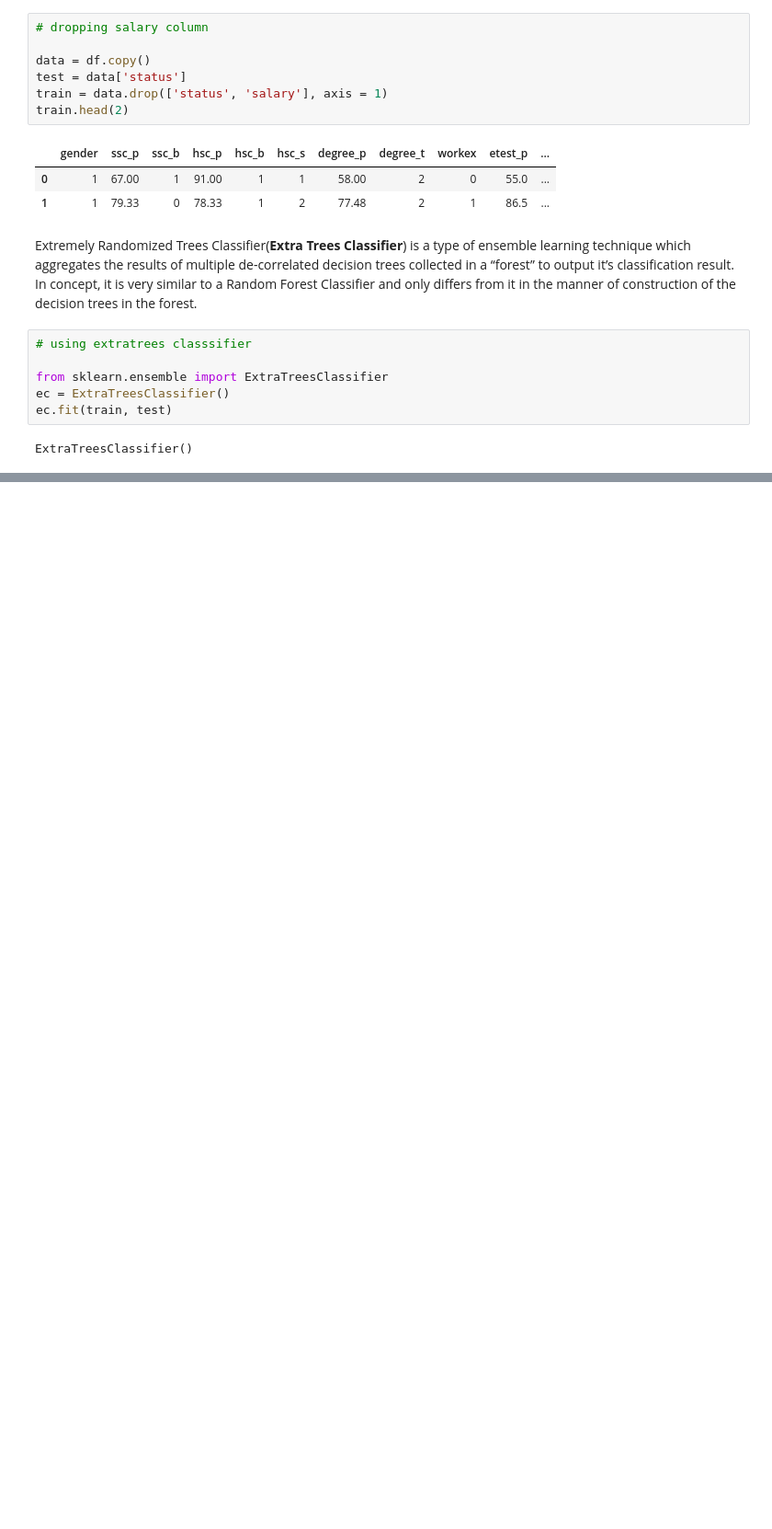
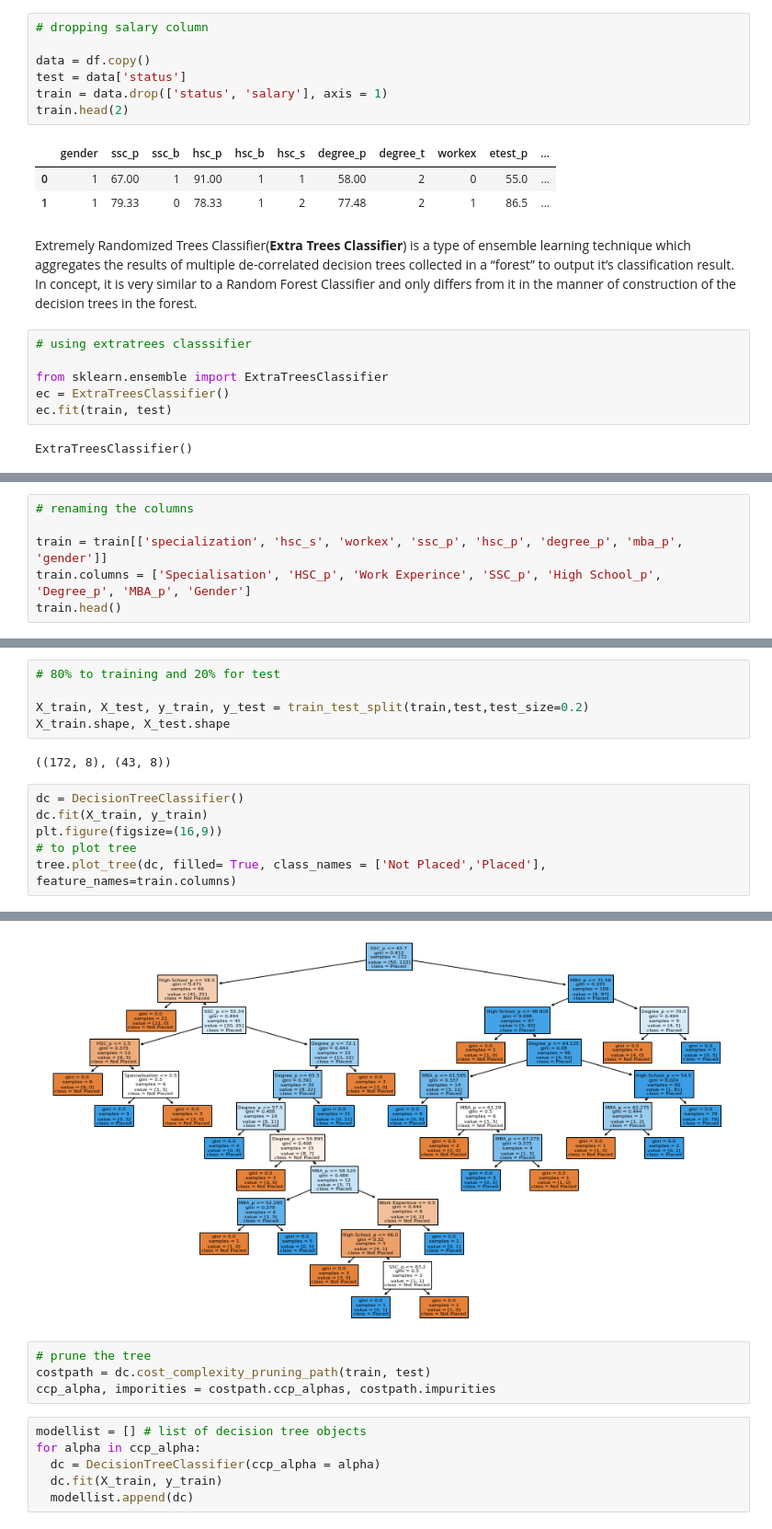
Before and after one commit to aman-thapa/Campus-placement-predictor, a Jupyter notebook: Campus_Placement_Predictor.ipynb, the cells around one changed output, grey strips where cells are left out. Shown at 92% size. Cells and saved outputs as stored; diff of their text form; blank space fills up the shorter version.

Commit message:
model building

```diff
--- a/Campus_Placement_Predictor.ipynb
+++ b/Campus_Placement_Predictor.ipynb
@@ -449,0 +472,6 @@ train.head()
+# %%
+# renaming the columns
+
+train = train[['specialization', 'hsc_s', 'workex', 'ssc_p', 'hsc_p', 'degree_p', 'mba_p', 'gender']]
+train.columns = ['Specialisation', 'HSC_p', 'Work Experince', 'SSC_p', 'High School_p', 'Degree_p', 'MBA_p', 'Gender']
+train.head()
@@ -449,0 +495,14 @@ train.head()
+# %%
+# 80% to training and 20% for test
+
+X_train, X_test, y_train, y_test = train_test_split(train,test,test_size=0.2)
+X_train.shape, X_test.shape
+# %% [output]
+((172, 8), (43, 8))
+# %%
+dc = DecisionTreeClassifier()
+dc.fit(X_train, y_train)
+plt.figure(figsize=(16,9))
+# to plot tree
+tree.plot_tree(dc, filled= True, class_names = ['Not Placed','Placed'], feature_names=train.columns)
+# %% [output]
@@ -449,0 +526,11 @@ train.head()
+[figure, added]
+# %%
+# prune the tree
+costpath = dc.cost_complexity_pruning_path(train, test)
+ccp_alpha, imporities = costpath.ccp_alphas, costpath.impurities
+# %%
+modellist = [] # list of decision tree objects
+for alpha in ccp_alpha:
+  dc = DecisionTreeClassifier(ccp_alpha = alpha)
+  dc.fit(X_train, y_train)
+  modellist.append(dc)
```
Also changed, not shown: parts of 13 cells of this notebook.
